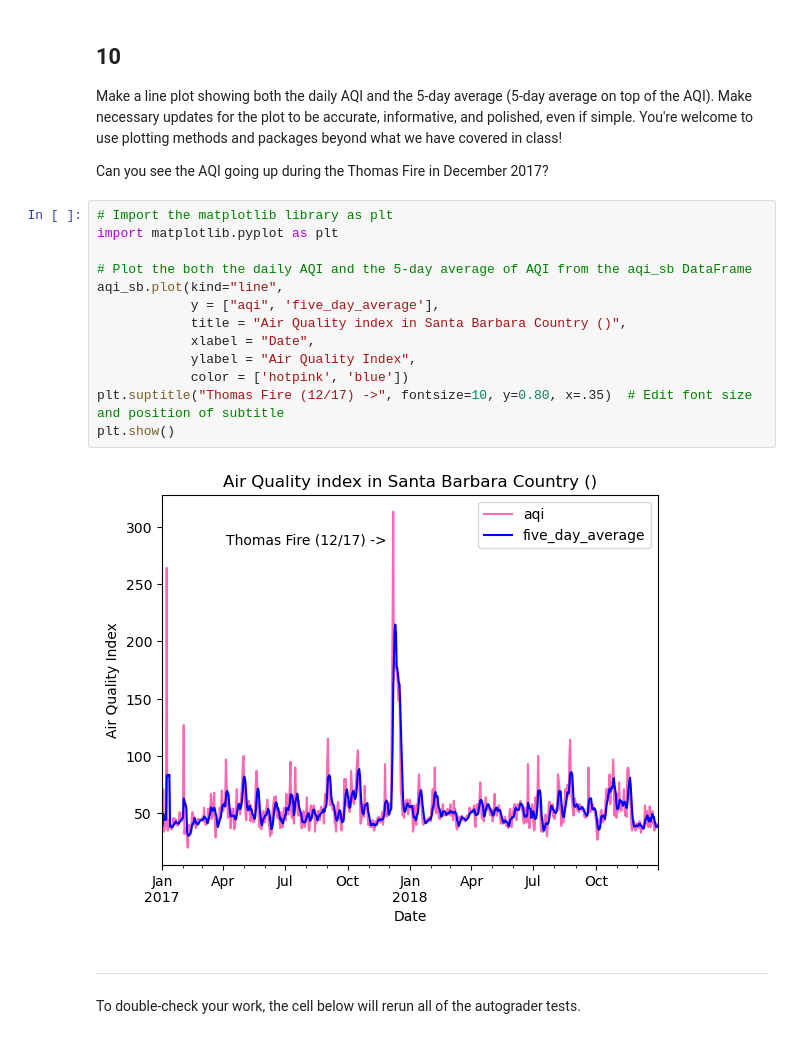
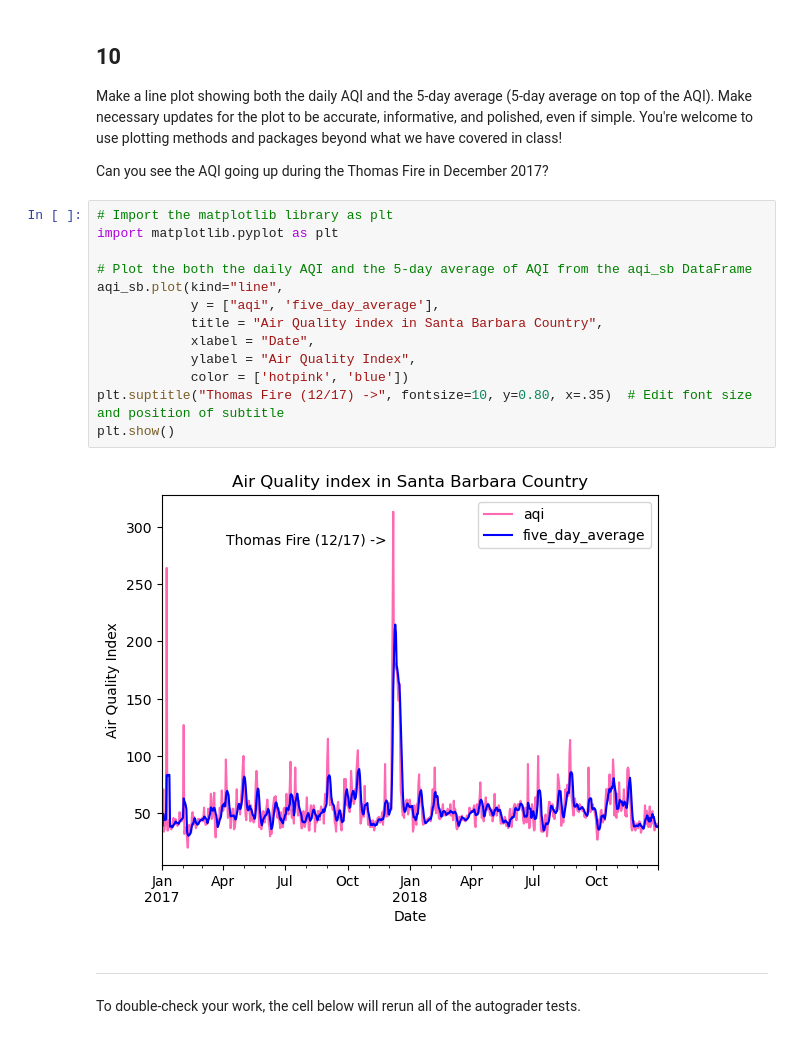
Before and after one commit to austinmartinez12/eds220-hwk2, a Jupyter notebook: task3/hwk2-task3-aqi-Martinez.ipynb, the cells around one changed output. Cells and saved outputs as stored; diff of their text form.

```diff
--- a/task3/hwk2-task3-aqi-Martinez.ipynb
+++ b/task3/hwk2-task3-aqi-Martinez.ipynb
@@ -357,18 +356,18 @@ Can you see the AQI going up during the Thomas Fire in December 2017?
 # %%
 # Import the matplotlib library as plt
 import matplotlib.pyplot as plt
 
 # Plot the both the daily AQI and the 5-day average of AQI from the aqi_sb DataFrame
 aqi_sb.plot(kind="line",
             y = ["aqi", 'five_day_average'],
-            title = "Air Quality index in Santa Barbara Country ()",
+            title = "Air Quality index in Santa Barbara Country",
             xlabel = "Date",
             ylabel = "Air Quality Index",
             color = ['hotpink', 'blue'])
 plt.suptitle("Thomas Fire (12/17) ->", fontsize=10, y=0.80, x=.35)  # Edit font size and position of subtitle
 plt.show()
 # %% [output]
-[figure, old version]
+[figure, new version]
 # %% [markdown]
 ---
 
```
Also changed, not shown: parts of 1 cell of this notebook.
